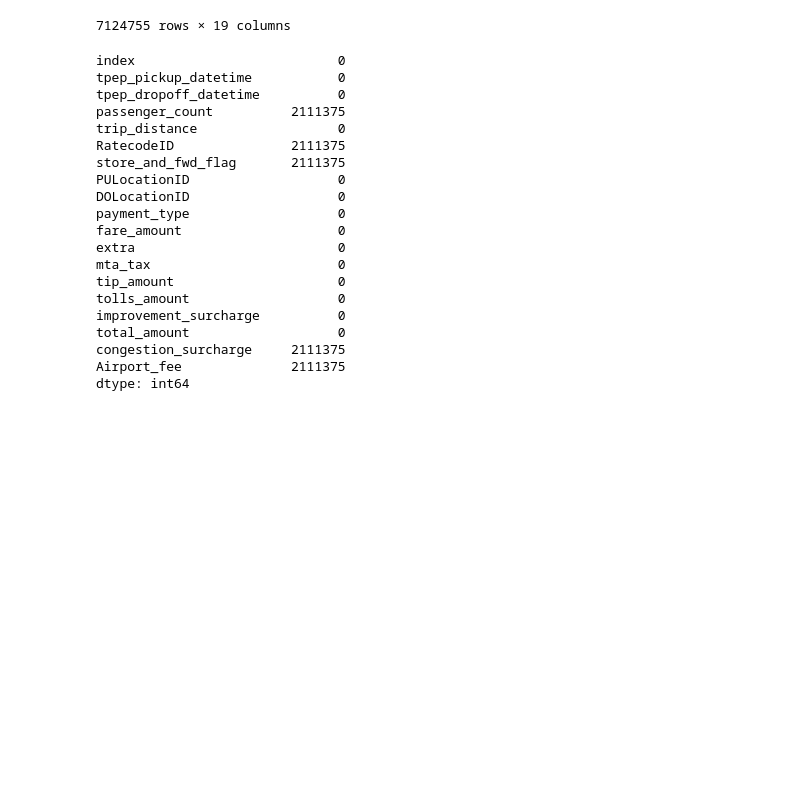
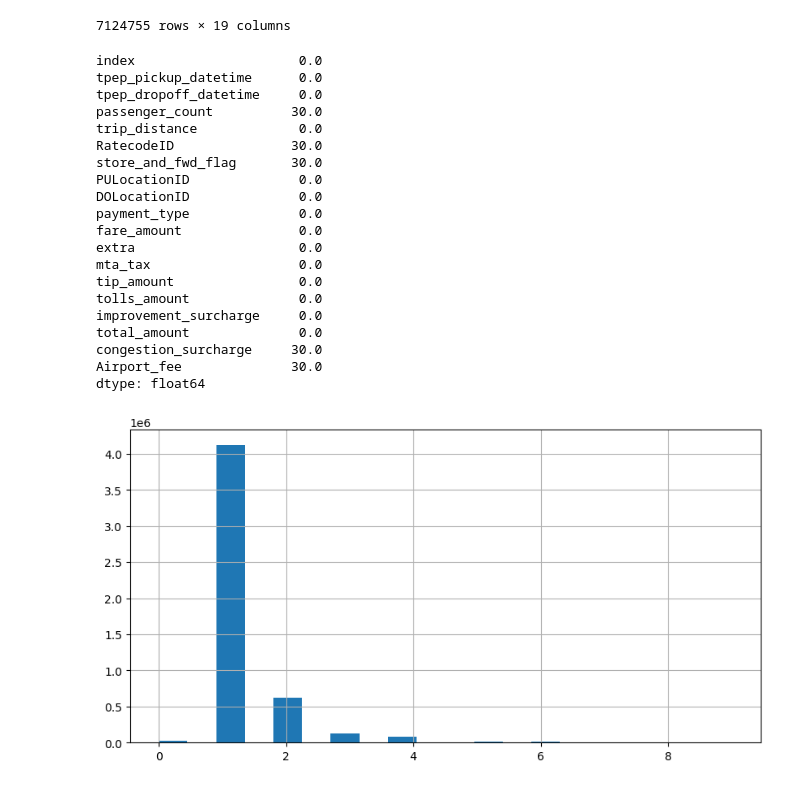
Before and after one commit to TinyHaitch/taxi_analysis, a Jupyter notebook: Untitled.ipynb, the cells around one changed output. Saved outputs shown, nothing was run; the diff lists cells and outputs as text; code cells hidden in the pictures; blank space fills up the shorter version.

```diff
--- a/Untitled.ipynb
+++ b/Untitled.ipynb
@@ -152,25 +157,30 @@ usefuldata
 | 7124754 | 3399865 | 2026-02-28 23:13:53 | 2026-02-28 23:25:55 | NaN | 1.16 | NaN | ... |
 7124755 rows × 19 columns
 # %%
-usefuldata.isnull().sum()
+round(usefuldata.isnull().sum() / len(usefuldata) * 100)
 # %% [output]
-index                          0
-tpep_pickup_datetime           0
-tpep_dropoff_datetime          0
-passenger_count          2111375
-trip_distance                  0
-RatecodeID               2111375
-store_and_fwd_flag       2111375
-PULocationID                   0
-DOLocationID                   0
-payment_type                   0
-fare_amount                    0
-extra                          0
-mta_tax                        0
-tip_amount                     0
-tolls_amount                   0
-improvement_surcharge          0
-total_amount                   0
-congestion_surcharge     2111375
-Airport_fee              2111375
-dtype: int64
+index                     0.0
+tpep_pickup_datetime      0.0
+tpep_dropoff_datetime     0.0
+passenger_count          30.0
+trip_distance             0.0
+RatecodeID               30.0
+store_and_fwd_flag       30.0
+PULocationID              0.0
+DOLocationID              0.0
+payment_type              0.0
+fare_amount               0.0
+extra                     0.0
+mta_tax                   0.0
+tip_amount                0.0
+tolls_amount              0.0
+improvement_surcharge     0.0
+total_amount              0.0
+congestion_surcharge     30.0
+Airport_fee              30.0
+dtype: float64
+# %%
+usefuldata['passenger_count'].hist(bins=20, figsize=(10, 5))
+plt.show()
+# %% [output]
+[figure, added]
```
Also changed, not shown: parts of 19 cells of this notebook.
